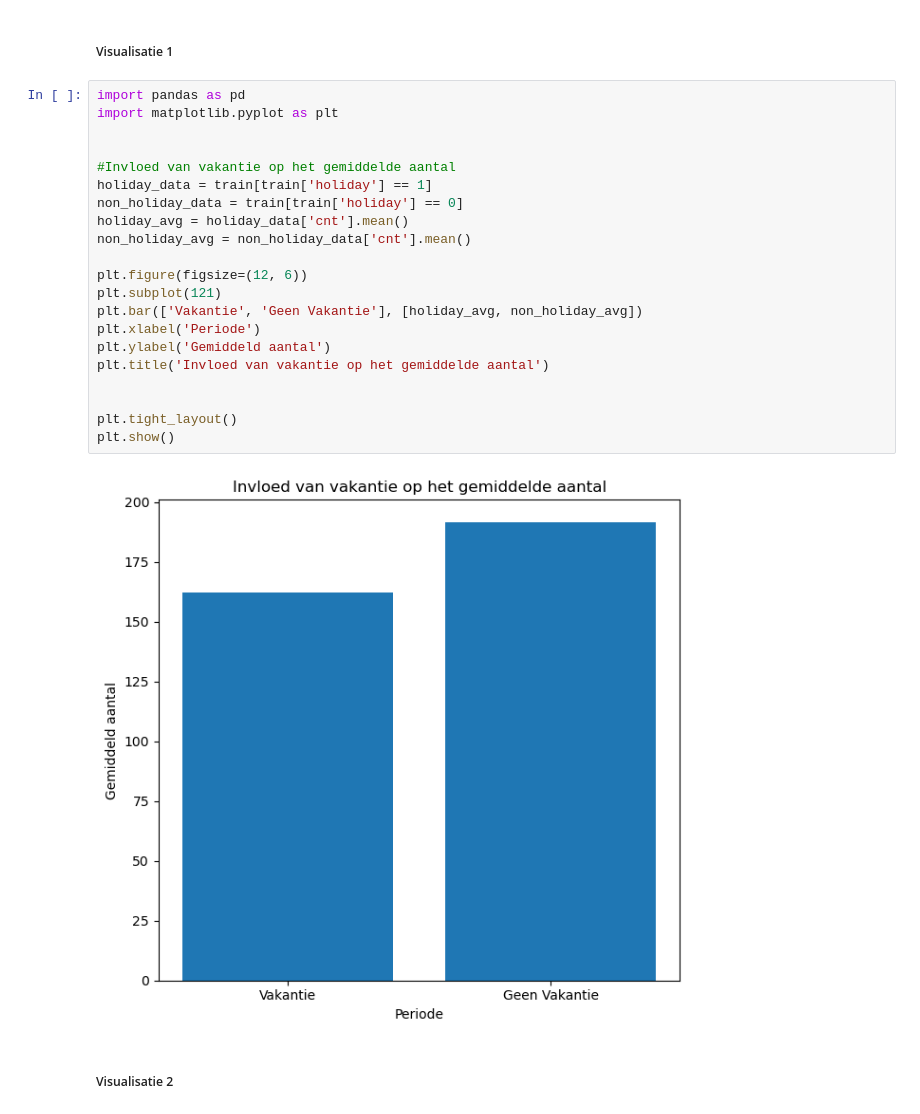
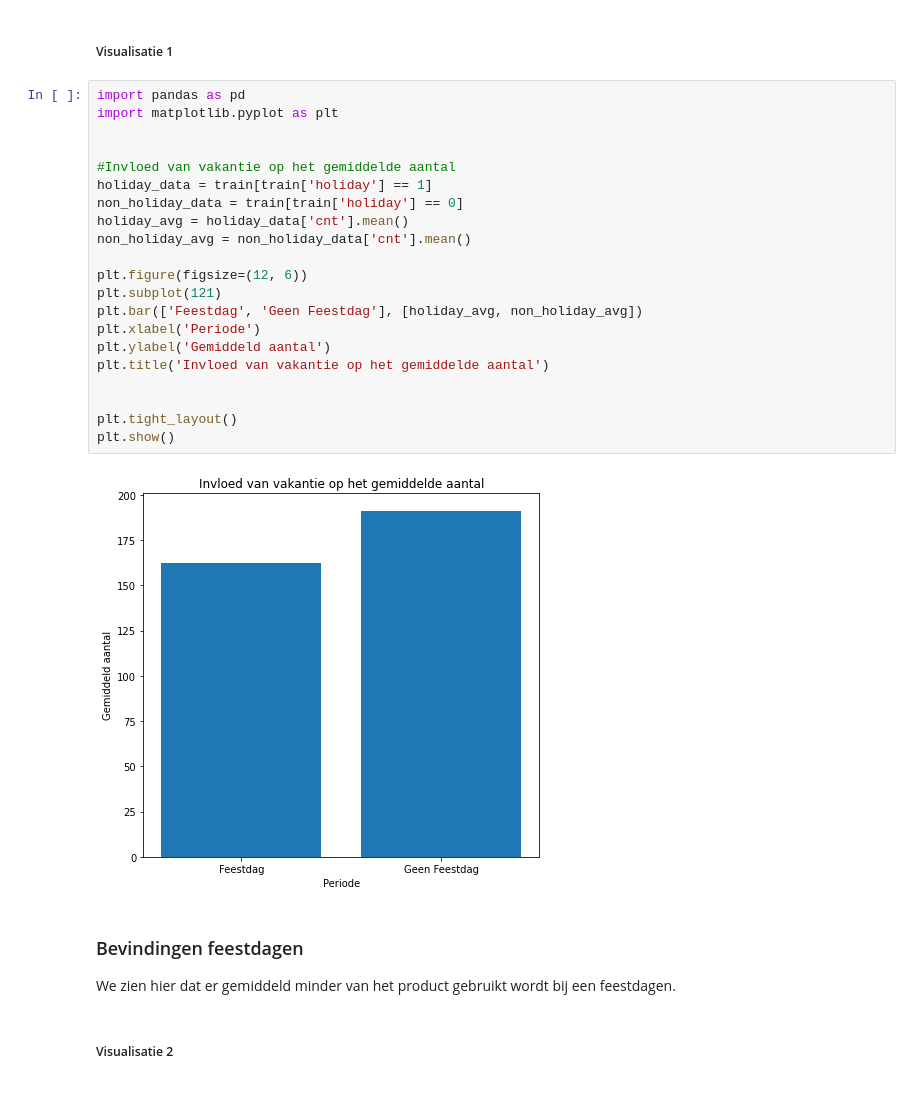
Before and after one commit to NimaGhafar/machine_learning_deurwaardes, a Jupyter notebook: Heethoofd_Portfolio.ipynb, the cells around one changed output. Drawn from its saved outputs; the diff is of its cells as text.

Commit message:
Bevindingen toegevoegd

```diff
--- a/Heethoofd_Portfolio.ipynb
+++ b/Heethoofd_Portfolio.ipynb
@@ -216,26 +216,30 @@ test['season'] = test['month'].apply(get_season)
 # %%
 import pandas as pd
 import matplotlib.pyplot as plt
 
 
 #Invloed van vakantie op het gemiddelde aantal
 holiday_data = train[train['holiday'] == 1]
 non_holiday_data = train[train['holiday'] == 0]
 holiday_avg = holiday_data['cnt'].mean()
 non_holiday_avg = non_holiday_data['cnt'].mean()
 
 plt.figure(figsize=(12, 6))
 plt.subplot(121)
-plt.bar(['Vakantie', 'Geen Vakantie'], [holiday_avg, non_holiday_avg])
+plt.bar(['Feestdag', 'Geen Feestdag'], [holiday_avg, non_holiday_avg])
 plt.xlabel('Periode')
 plt.ylabel('Gemiddeld aantal')
 plt.title('Invloed van vakantie op het gemiddelde aantal')
 
 
 plt.tight_layout()
 plt.show()
 # %% [output]
-[figure, old version]
+[figure, new version]
+# %% [markdown]
+### Bevindingen feestdagen
+
+We zien hier dat er gemiddeld minder van het product gebruikt wordt bij een feestdagen.
 # %% [markdown]
 ##### Visualisatie 2
 # %%
```
Also changed, not shown: parts of 10 cells of this notebook.
